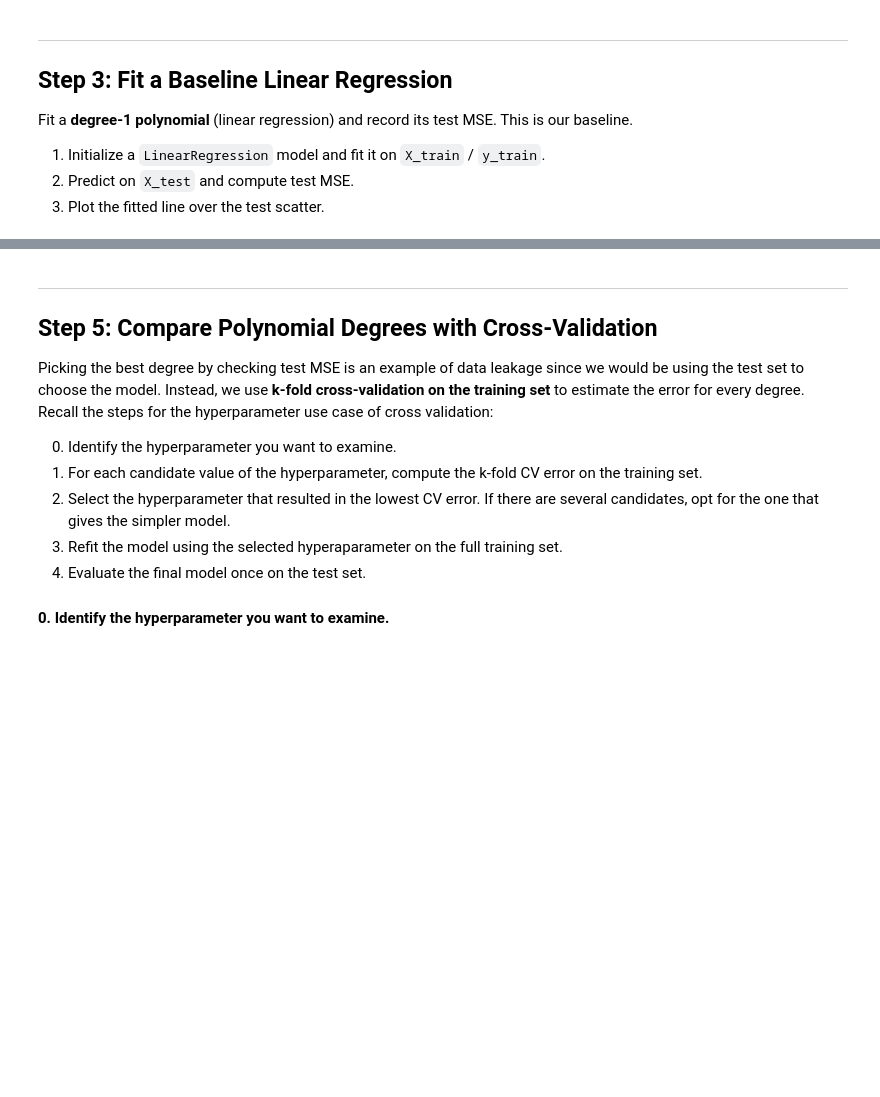
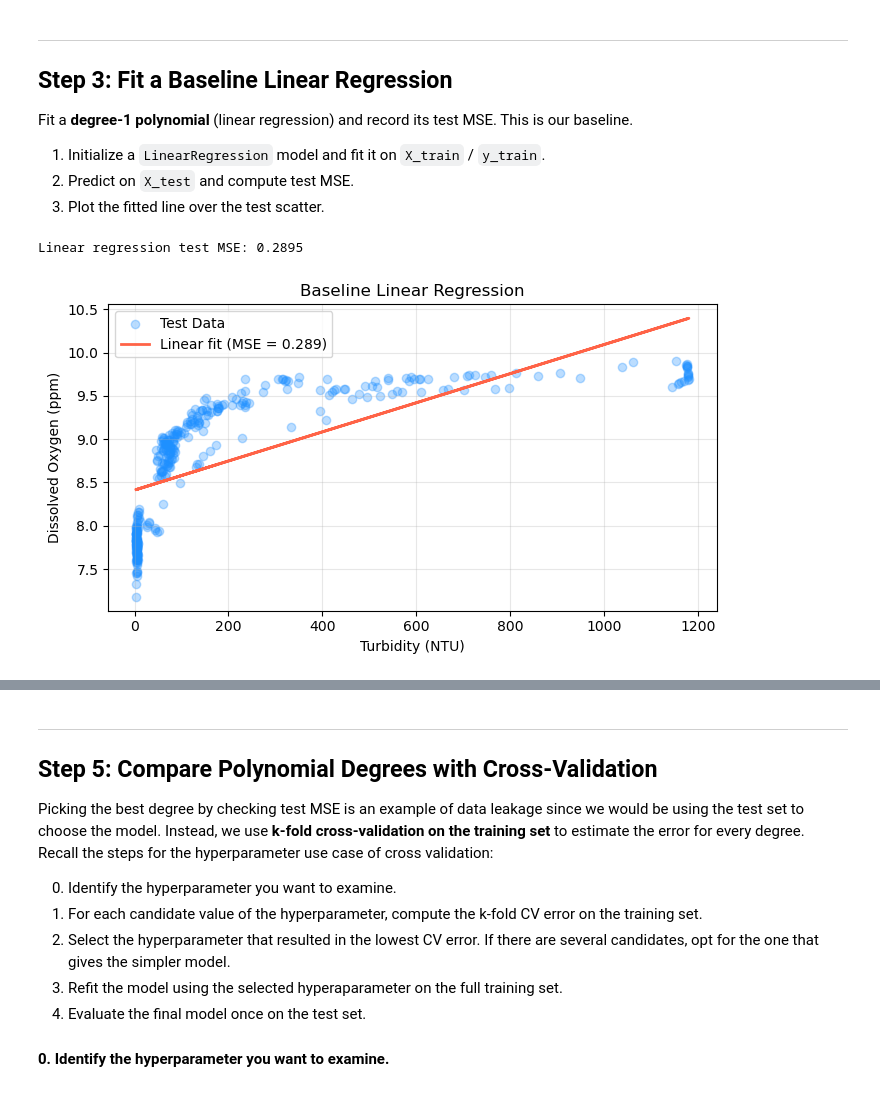
Before and after one commit to marietolteca00/eds232-labs, a Jupyter notebook: lab4.ipynb, the cells around one changed output, grey strips where cells are left out. Drawn from its saved outputs; the diff is of its cells as text; code cells hidden in the pictures; blank space fills up the shorter version.

```diff
--- a/lab4.ipynb
+++ b/lab4.ipynb
@@ -79,9 +100,14 @@ plt.show()
 # %%
 # Define predictor and response variable
+X = df[['albany_turbidity']] # expected shape of (n,1) -> 2 Dimensional
+y = df['albany_DO'] # expected shape of (n,) -> 1 Dimensional
 
 
 # Split data into training and testing
+X_train, X_test, y_train, y_test = train_test_split(X,y, test_size= 0.30, random_state = 42)
 
+# Why are we not stradify for classification not regression
+# Not a classification problem, unique numbers,
 
 print(f'Training observations : {len(X_train)}')
 print(f'Test observations     : {len(X_test)}')
@@ -97,22 +126,33 @@ Fit a **degree-1 polynomial** (linear regression) and record its test MSE. This
 3. Plot the fitted line over the test scatter.
 # %%
 # Run Linear Regression (polynomial with degree = 1)
+lr = LinearRegression() # Initialize model
+lr.fit(X_train, y_train) #
+y_pred_lr = lr.predict(X_test) # Predict on X_test
 
+# Not scaling because we are not worried about distances  -
+
+# MSE = Average squared difference between predicted values and the actual value
+mse_linear = mean_squared_error(y_test, y_pred_lr)
 
 print(f'Linear regression test MSE: {mse_linear:.4f}')
 
 fig, ax = plt.subplots(figsize=(7, 4))
 
 # Add scatter plot and regression line
-
+ax.scatter(X_test, y_test, alpha=0.3, color = "dodgerblue", label= "Test Data")
+ax.plot(X_test, y_pred_lr, color = "tomato", linewidth= 2, label = f'Linear fit (MSE = {mse_linear:.3f})')
 
 ax.set_xlabel('Turbidity (NTU)')
 ax.set_ylabel('Dissolved Oxygen (ppm)')
 ax.set_title('Baseline Linear Regression')
 ax.legend()
 ax.grid(True, alpha=0.3)
 plt.tight_layout()
 plt.show()
+# %% [output]
+Linear regression test MSE: 0.2895
+[figure, added]
 # %% [markdown]
 ---
 
```
Also changed, not shown: parts of 10 cells of this notebook.
